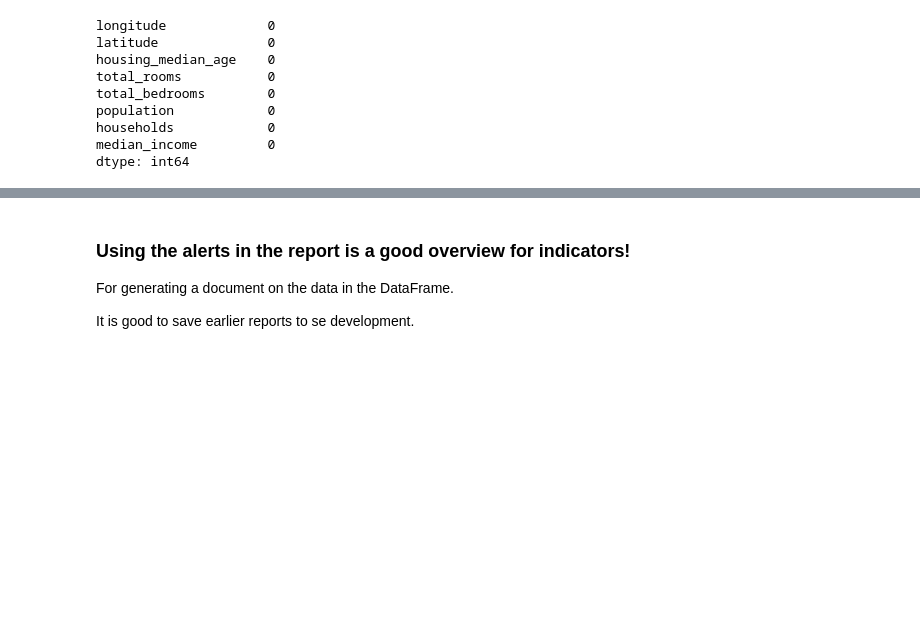
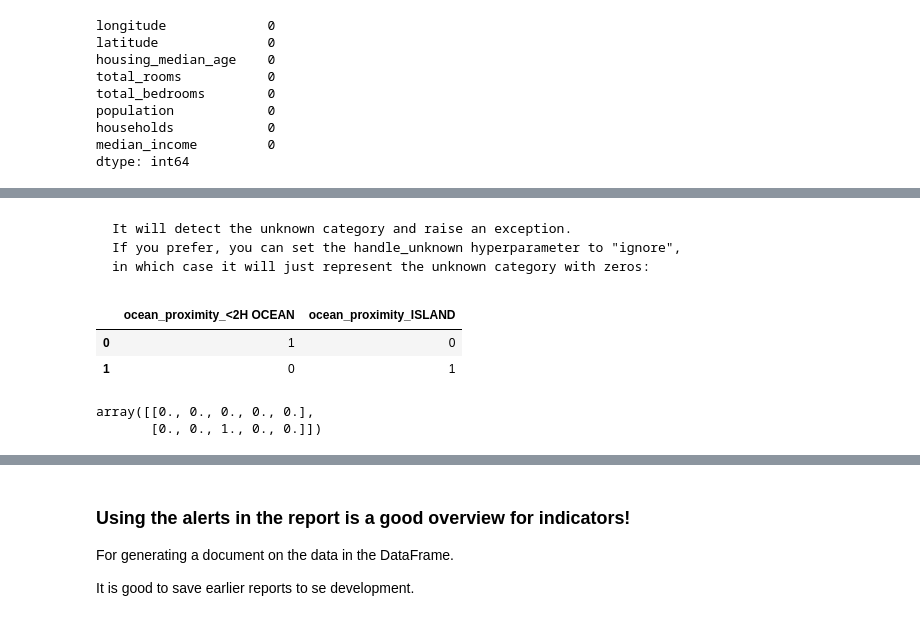
Before and after one commit to TimoSR/AppliedAI, a Jupyter notebook: lectures/chapter_7_eTe/ML_example_eTe.ipynb, the cells around one changed output, grey strips where cells are left out. Drawn from its saved outputs; the diff is of its cells as text; code cells hidden in the pictures; blank space fills up the shorter version.

```diff
--- a/lectures/chapter_7_eTe/ML_example_eTe.ipynb
+++ b/lectures/chapter_7_eTe/ML_example_eTe.ipynb
@@ -575,0 +678,17 @@ dtype: int64
+# %% [markdown]
+    It will detect the unknown category and raise an exception.
+    If you prefer, you can set the handle_unknown hyperparameter to "ignore",
+    in which case it will just represent the unknown category with zeros:
+# %%
+df_test_unknown = pd.DataFrame({'ocean_proximity' : ['<2H OCEAN', 'ISLAND']})
+pd.get_dummies(df_test_unknown)
+# %% [output]
+|  | ocean_proximity_<2H OCEAN | ocean_proximity_ISLAND |
+| 0 | 1 | 0 |
+| 1 | 0 | 1 |
+# %%
+cat_encoder.handle_unknown = 'ignore'
+cat_encoder.transform(df_test_unknown).toarray()
+# %% [output]
+array([[0., 0., 0., 0., 0.],
+       [0., 0., 1., 0., 0.]])
```
Also changed, not shown: parts of 20 cells of this notebook, 1 other file.
